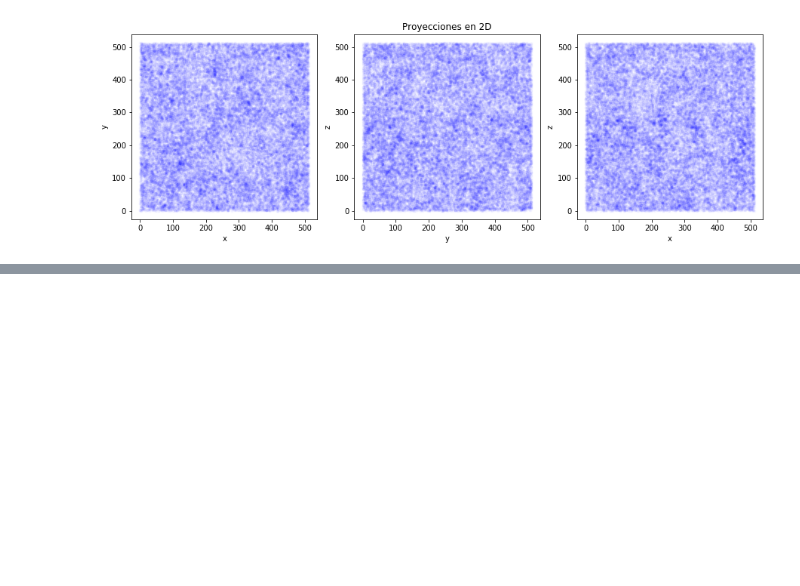
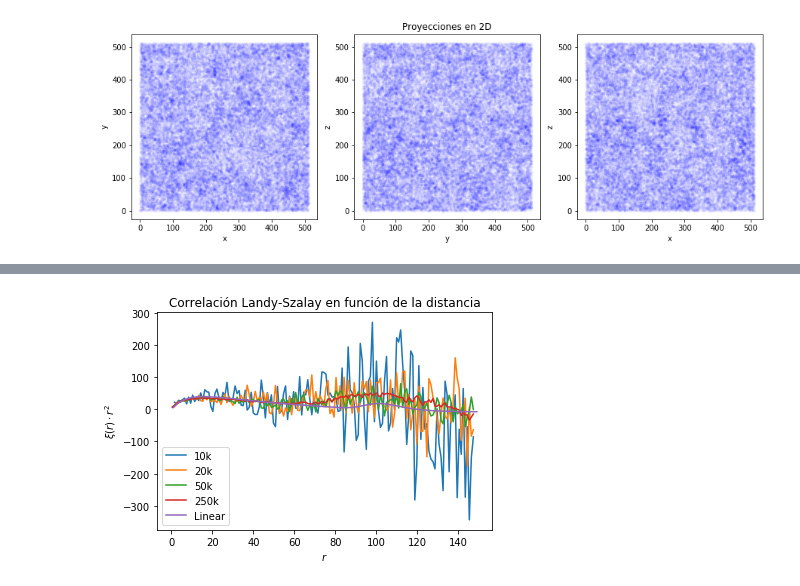
Before and after one commit to DCIDA2019/da2020-ChavezUriel, a Jupyter notebook: Remoto_Semana6/Semana6.ipynb, the cells around one changed output, grey strips where cells are left out. Saved outputs shown, nothing was run; the diff lists cells and outputs as text; code cells hidden in the pictures; blank space fills up the shorter version.

```diff
--- a/Remoto_Semana6/Semana6.ipynb
+++ b/Remoto_Semana6/Semana6.ipynb
@@ -129,4 +200,5 @@ print("ksi50k: %s seconds" % (time.ti{me() - start_time))
 # %%
 start_time = time.time()
-ksils10k=ksils(k10,dist,bins=250)
+ksils10k=ksils(k10,dist,bins=900)
 print("ksils10k: %s seconds" % (time.time() - start_time))
+np.save('ksils10k.npy', ksils10k)
@@ -133,4 +214,5 @@ print("ksils10k: %s seconds" % (time.time() - start_time))
 # %%
 start_time = time.time()
-ksils20k=ksils(k20,dist,bins=250)
+ksils20k=ksils2(k20,dist,bins=900)
 print("ksils20k: %s seconds" % (time.time() - start_time))
+np.save('ksils20k.npy', ksils20k)
@@ -206 +265,5 @@ graf(compactbins(ksils20k,2),[" Landy-Szalay","20k"],recorte=[0,40])
+# %%
+graf2([ksils10k,ksils20k,ksils50k,ksils250k],1," Landy-Szalay",[0,1,2,3],recorte=(0,150))
+# %% [output]
+[figure, added]
 # %%
```
Also changed, not shown: parts of 25 cells of this notebook.
